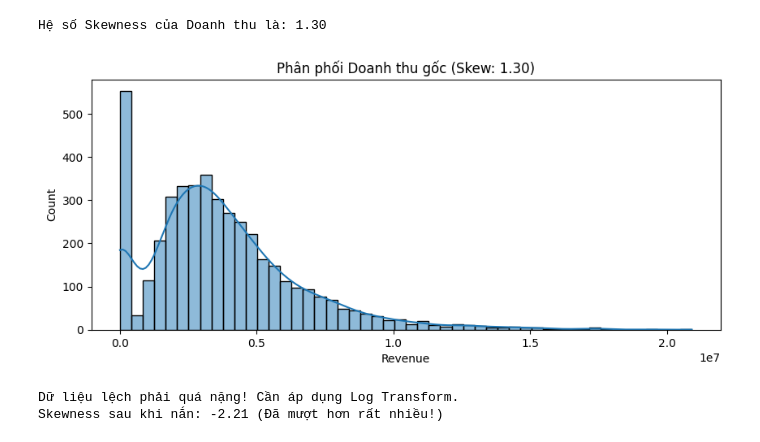
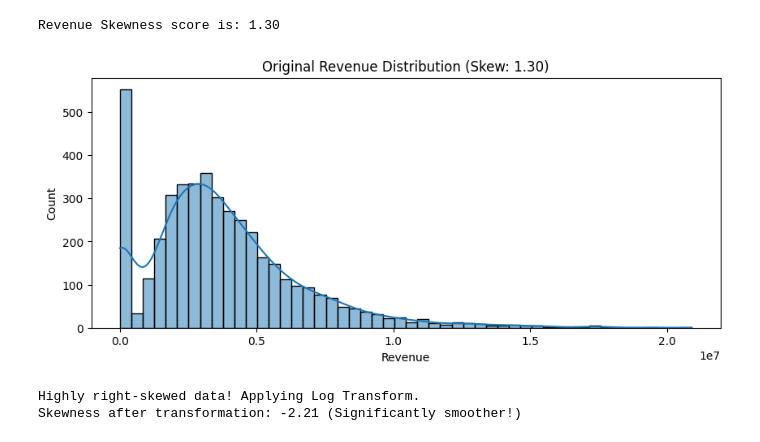
Before and after one commit to anhthi-1811/ecommerce-financial-forecasting, a Jupyter notebook: main.ipynb, the cells around one changed output. Drawn from its saved outputs; the diff is of its cells as text; code cells hidden in the pictures.

```diff
--- a/main.ipynb
+++ b/main.ipynb
@@ -1,20 +1,22 @@
 # %%
 import pandas as pd
 
-# Class từ file data_pipeline.py
-from data_pipeline import SalesDataPipeline
+# Import Class from data_pipeline.py
+from src.data_pipeline import SalesDataPipeline
 
 if __name__ == "__main__":
-    # Khởi tạo Pipeline
+    # Initialize Data Pipeline
     pipeline = SalesDataPipeline(train_path='data/sales.csv', test_path='data/sample_submission.csv')
 
-    # Chạy chuỗi khám bệnh và xử lý
+    # Execute inspection and preprocessing steps
     pipeline.load_data()
     pipeline.inspect_and_fix_dates()
     pipeline.inspect_and_fix_anomalies()
-    base_data = pipeline.prepare_master_data()
+    pipeline.prepare_master_data()
 
-    # Xem kết quả
-    print("\n--- XEM TRƯỚC 5 DÒNG DỮ LIỆU ---")
+    base_data = pipeline.create_time_features()
+
+    # Preview results
+    print("\n--- PREVIEW FIRST 5 ROWS ---")
     display(base_data.head())
 # %% [output]
@@ -89,36 +92,39 @@ final_data.to_csv('data/final_data_ready.csv', index=False)
 # %%
 import numpy as np
 import matplotlib.pyplot as plt
 import seaborn as sns
 
-# 1. KIỂM TRA BẰNG TOÁN HỌC
+# ========================================================
+# MATHEMATICAL CHECK FOR SKEWNESS & TRANSFORMATION
+# ========================================================
+# 1. Mathematical Check
 skew_score = final_data['Revenue'].skew()
-print(f"Hệ số Skewness của Doanh thu là: {skew_score:.2f}")
+print(f"Revenue Skewness score is: {skew_score:.2f}")
 
-# 2. Trực quan hóa
+# 2. Visualization
 plt.figure(figsize=(10, 4))
 sns.histplot(final_data['Revenue'], bins=50, kde=True)
-plt.title(f"Phân phối Doanh thu gốc (Skew: {skew_score:.2f})")
+plt.title(f"Original Revenue Distribution (Skew: {skew_score:.2f})")
 plt.show()
 
-# 3. RA QUYẾT ĐỊNH
+# 3. Decision Making
 if skew_score > 1:
-    print("Dữ liệu lệch phải quá nặng! Cần áp dụng Log Transform.")
+    print("Highly right-skewed data! Applying Log Transform.")
 
-    # Nắn gân dữ liệu bằng log1p (log(1+x) để tránh lỗi với số 0)
+    # Apply log1p transform (log(1+x)) to handle zero values safely
     final_data['Revenue_Log'] = np.log1p(final_data['Revenue'])
 
-    # In ra để xem kết quả sau phẫu thuật
+    # Print result after transformation
     new_skew = final_data['Revenue_Log'].skew()
-    print(f"Skewness sau khi nắn: {new_skew:.2f} (Đã mượt hơn rất nhiều!)")
+    print(f"Skewness after transformation: {new_skew:.2f} (Significantly smoother!)")
 
-    # Đổi Target từ Revenue sang Revenue_Log cho mô hình học
+    # Update target variable for model training
     TARGET = 'Revenue_Log'
 else:
-    print("Dữ liệu khá chuẩn.")
+    print("Data distribution is acceptable.")
     TARGET = 'Revenue'
 # %% [output]
-Hệ số Skewness của Doanh thu là: 1.30
+Revenue Skewness score is: 1.30
-[figure, old version]
+[figure, new version]
-Dữ liệu lệch phải quá nặng! Cần áp dụng Log Transform.
-Skewness sau khi nắn: -2.21 (Đã mượt hơn rất nhiều!)
+Highly right-skewed data! Applying Log Transform.
+Skewness after transformation: -2.21 (Significantly smoother!)
```
Also changed, not shown: parts of 6 cells of this notebook, 20 other files.
